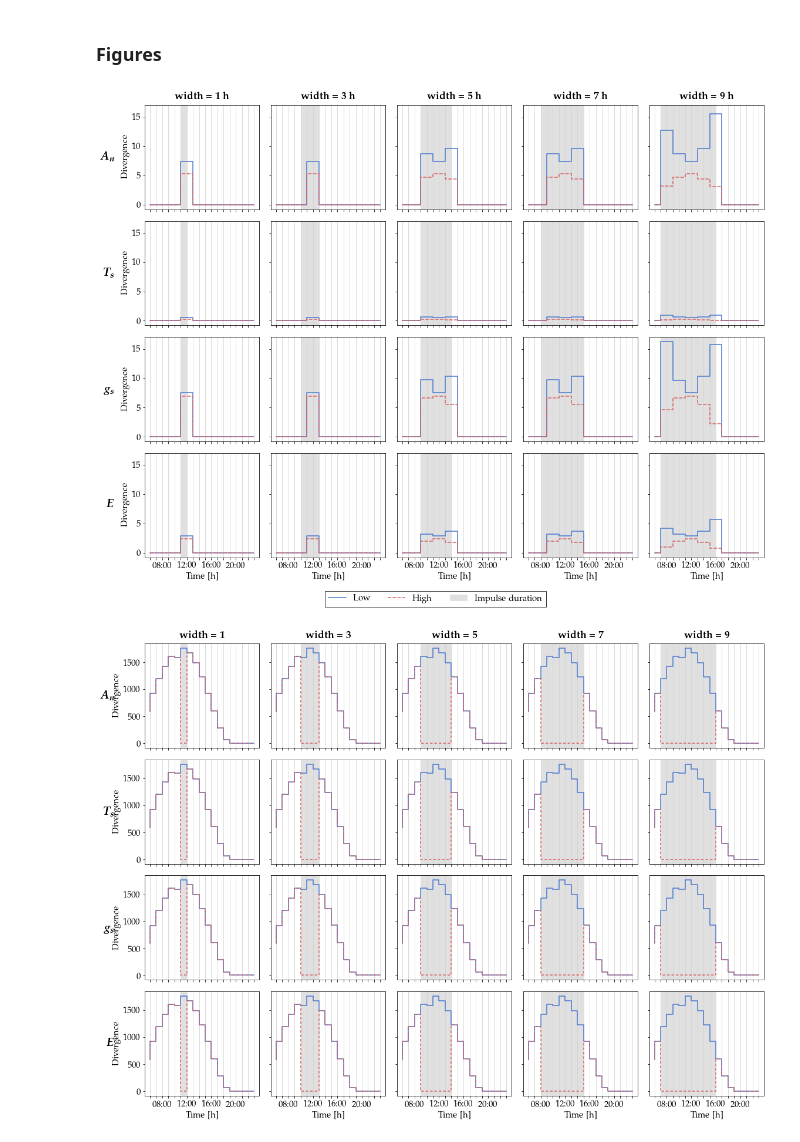
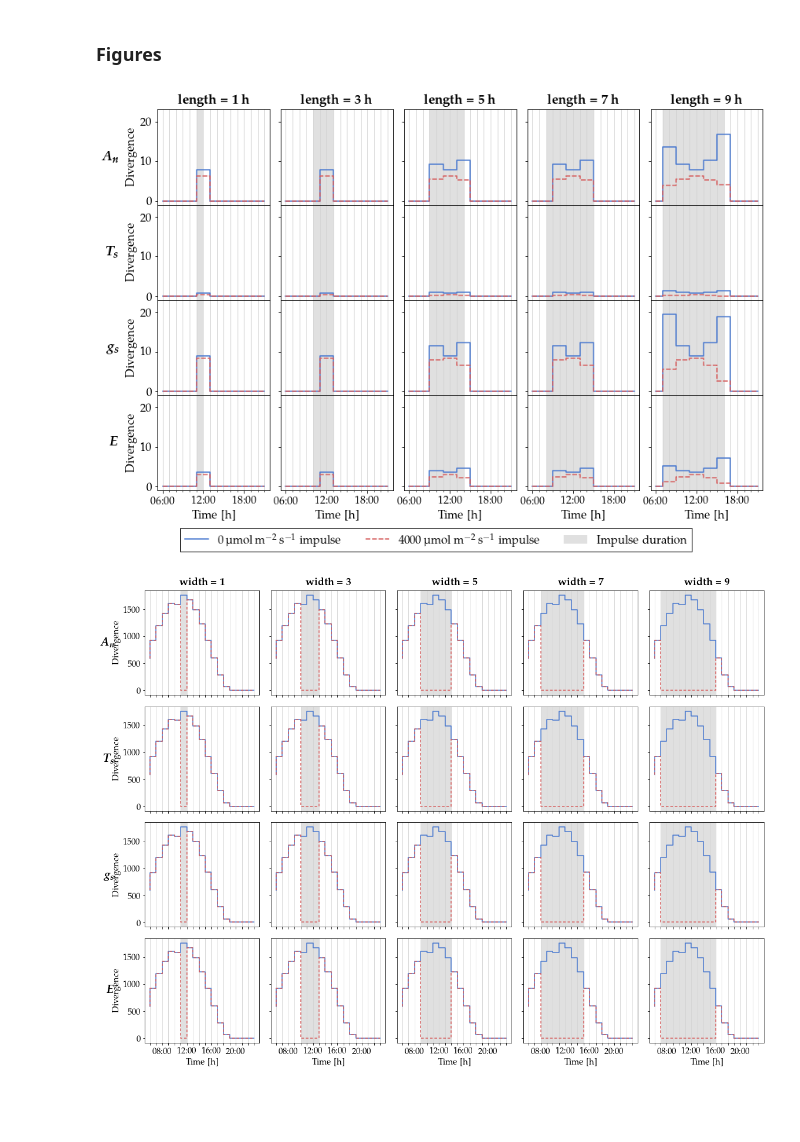
Before and after one commit to mcndt/thesis-plant-reservoir-computing, a Jupyter notebook: notebooks/impulse_experiments/Impulse_Figures_Wheatfspm.ipynb, the cells around one changed output. Cells and saved outputs as stored; diff of their text form; code cells hidden in the pictures; blank space fills up the shorter version.

```diff
--- a/notebooks/impulse_experiments/Impulse_Figures_Wheatfspm.ipynb
+++ b/notebooks/impulse_experiments/Impulse_Figures_Wheatfspm.ipynb
@@ -52,6 +52,9 @@ def get_data(run1, run2, state):
   divergence = nmse_distance(data1, data2)
   return divergence
 # %%
+from matplotlib.ticker import (MultipleLocator, FormatStrFormatter,
+                               AutoMinorLocator)
+
 reservoirs = [
   'state__An',
   'state__Ts',
@@ -83,7 +86,7 @@ baseline = 'NEMA_H3__day0__width0__0'
 template = lambda width, value: f'NEMA_H3__day18__width{width}__{value}'
 
 START = 18 * 24 + 6
-STOP = 19 * 24
+STOP = 19 * 24 - 2
 
 
 def generate_xticklabels(xticks):
@@ -99,7 +102,7 @@ def generate_xticklabels(xticks):
 
 
 with plt.style.context('seaborn-muted'):
-  fig, axs = plt.subplots(len(reservoirs), len(widths), figsize=(16, 12), sharex=True, sharey=True)
+  fig, axs = plt.subplots(len(reservoirs), len(widths), figsize=(12, 8), sharex=True, sharey=True)
   colors = sns.color_palette()
   plot_colors = colors[0], colors[2]
 
@@ -108,47 +111,51 @@ with plt.style.context('seaborn-muted'):
       # get data
       pulse_lo = get_data(baseline, template(width, 0), state)
       pulse_hi = get_data(baseline, template(width, 4000), state)
       df = pd.DataFrame(pulse_lo, pulse_hi).reset_index()
-      df.columns = ['Low', 'High']
+      df.columns = [
+        r'\SI{0}{\micro\mole\per\square\metre\per\second} impulse',
+        r'\SI{4000}{\micro\mole\per\square\metre\per\second} impulse'
+      ]
       df.index = np.arange(START, STOP)
 
       # plot data
       sns.lineplot(data=df, ax=ax, palette=plot_colors, drawstyle='steps-pre')
 
       # color impulse steps
       ax.axvspan(18 * 24 + p0 - 1, 18 * 24 + p1 - 1, facecolor='0.2', alpha=0.15, label='Impulse duration')
 
       # x axis
       xticks = np.arange(START, STOP, 1)
       ax.set_xticks(xticks)
       xticklabels = generate_xticklabels(xticks)
-      xticklabels = [label if not (i + 2) % 4 else '' for i, label in enumerate(xticklabels)]
-      ax.set_xticklabels(xticklabels)
-      ax.grid(axis='x', linestyle='solid', color='lightgrey')
+      xticklabels = [label if not (i) % 6 else '' for i, label in enumerate(xticklabels)]
+      ax.set_xticklabels(xticklabels, fontsize=14)
+
+      # gridlines and tick size
+      ax.xaxis.set_major_locator(MultipleLocator(6))
+      ax.xaxis.set_minor_locator(MultipleLocator(1))
+      ax.grid(axis='x', linestyle='solid', color='lightgrey', which='both')
+      ax.set_ylim(-1, 23)
 
       # labeling
       ax.set_xlabel(r'Time [\unit{\hour}]')
       ax.set_ylabel(r'Divergence')
-
       if col == 0:
-        ax.annotate(symbols_bold[state], (-0.27, 0.5), xycoords='axes fraction', va='center', ha='right', fontsize=20)
-
+        ax.annotate(symbols_bold[state], (-0.35, 0.5), xycoords='axes fraction', va='center', ha='right', fontsize=18)
       if row == 0:
-        ax.annotate(f'\\textbf{{width = {width} h}}', (0.5, 1.05), xycoords='axes fraction', ha='center', fontsize=18)
-
+        ax.annotate(f'\\textbf{{length = {width} h}}', (0.5, 1.07), xycoords='axes fraction', ha='center', fontsize=17)
 
       # cleanup
       ax.get_legend().remove()
       if ax is axs[0][0]:
         fig.legend(loc='lower center', fancybox=False, shadow=False, ncol=5,
-                    frameon=True, edgecolor='black', bbox_to_anchor=(0.5, -0.04), fontsize=15)
-
-
+                    frameon=True, edgecolor='black', bbox_to_anchor=(0.5, -0.05), fontsize=15)
 
   plt.tight_layout()
-  plt.savefig('impulse_reservoirs_cnwheat.png', dpi=200, facecolor='white')
+  plt.subplots_adjust(wspace=0.1, hspace=0)
+  plt.savefig('impulse_reservoirs_cnwheat.png', dpi=200, facecolor='white', bbox_inches='tight')
 # %% [output]
-[figure, old version]
+[figure, new version]
 # %%
 reservoirs = [
   'state__An',
```
Also changed, not shown: 12 other files.
